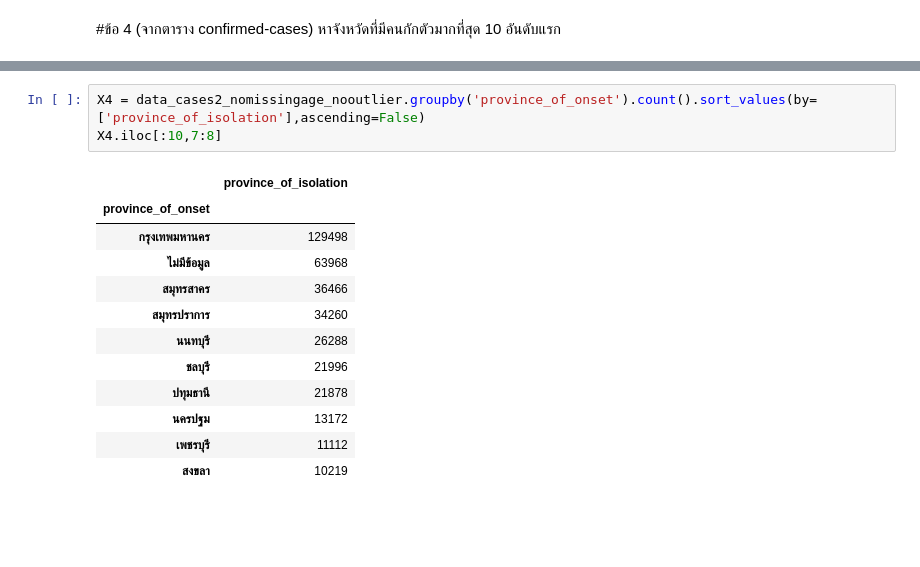
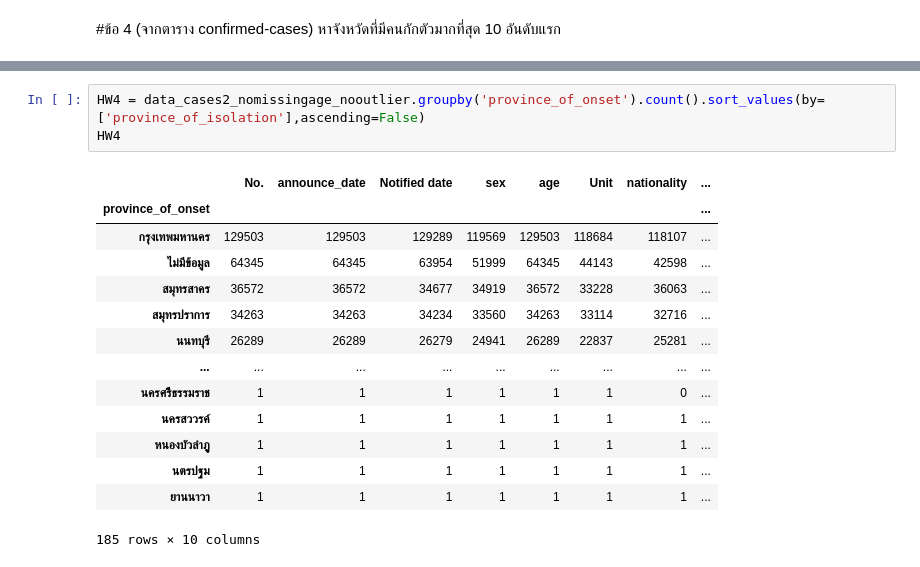
Before and after one commit to chalarm1405/DWDM21_, a Jupyter notebook: Data_Preprocessing_(Chapter_3).ipynb, the cells around one changed output, grey strips where cells are left out. Cells and saved outputs as stored; diff of their text form; blank space fills up the shorter version.

```diff
--- a/Data_Preprocessing_(Chapter_3).ipynb
+++ b/Data_Preprocessing_(Chapter_3).ipynb
@@ -1515,16 +1572,18 @@ data_cases2_nomissingage_nooutlier
 # %%
-X4 = data_cases2_nomissingage_nooutlier.groupby('province_of_onset').count().sort_values(by=['province_of_isolation'],ascending=False)
-X4.iloc[:10,7:8]
+HW4 = data_cases2_nomissingage_nooutlier.groupby('province_of_onset').count().sort_values(by=['province_of_isolation'],ascending=False)
+HW4
 # %% [output]
-|  | province_of_isolation |
-| province_of_onset |  |
-| กรุงเทพมหานคร | 129498 |
-| ไม่มีข้อมูล | 63968 |
-| สมุทรสาคร | 36466 |
-| สมุทรปราการ | 34260 |
-| นนทบุรี | 26288 |
-| ชลบุรี | 21996 |
-| ปทุมธานี | 21878 |
-| นครปฐม | 13172 |
-| เพชรบุรี | 11112 |
-| สงขลา | 10219 |
+|  | No. | announce_date | Notified date | sex | age | Unit | nationality | ... |
+| province_of_onset |  |  |  |  |  |  |  | ... |
+| กรุงเทพมหานคร | 129503 | 129503 | 129289 | 119569 | 129503 | 118684 | 118107 | ... |
+| ไม่มีข้อมูล | 64345 | 64345 | 63954 | 51999 | 64345 | 44143 | 42598 | ... |
+| สมุทรสาคร | 36572 | 36572 | 34677 | 34919 | 36572 | 33228 | 36063 | ... |
+| สมุทรปราการ | 34263 | 34263 | 34234 | 33560 | 34263 | 33114 | 32716 | ... |
+| นนทบุรี | 26289 | 26289 | 26279 | 24941 | 26289 | 22837 | 25281 | ... |
+| ... | ... | ... | ... | ... | ... | ... | ... | ... |
+| นครศรีีธรรมราช | 1 | 1 | 1 | 1 | 1 | 1 | 0 | ... |
+| นครสววรค์ | 1 | 1 | 1 | 1 | 1 | 1 | 1 | ... |
+| หนองบัวลำภูู | 1 | 1 | 1 | 1 | 1 | 1 | 1 | ... |
+| นตรปฐม | 1 | 1 | 1 | 1 | 1 | 1 | 1 | ... |
+| ยานนาวา | 1 | 1 | 1 | 1 | 1 | 1 | 1 | ... |
+185 rows × 10 columns
```
Also changed, not shown: parts of 10 cells of this notebook.
